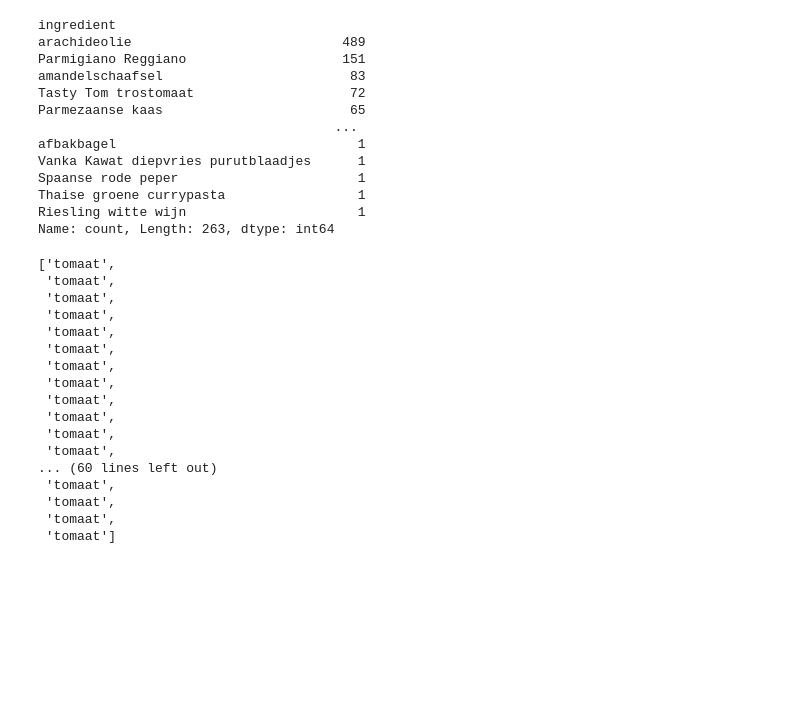
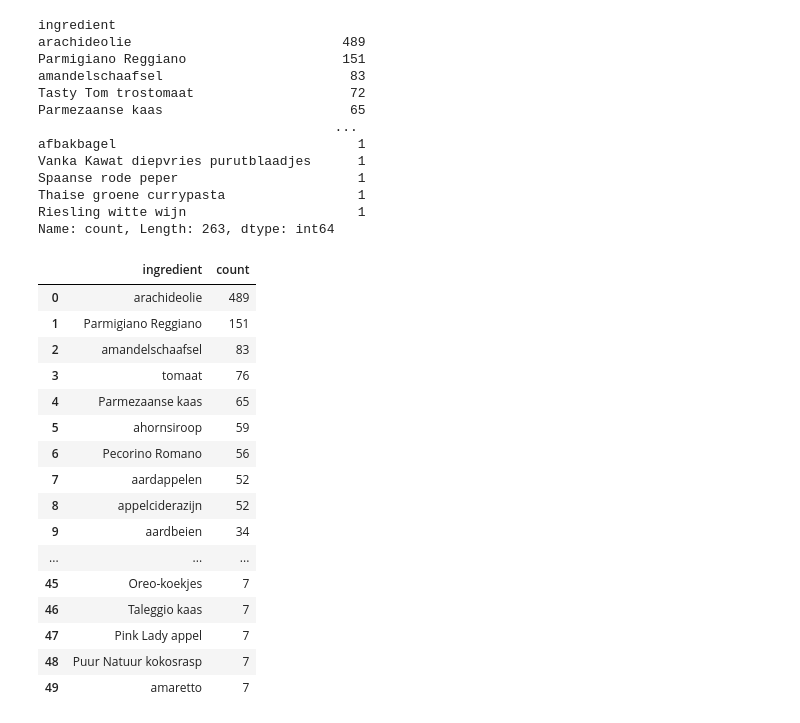
Before and after one commit to Fentjoe/project-2, a Jupyter notebook: tabel (1).ipynb, the cells around one changed output. Drawn from its saved outputs; the diff is of its cells as text; code cells hidden in the pictures; blank space fills up the shorter version.

```diff
--- a/tabel (1).ipynb
+++ b/tabel (1).ipynb
@@ -271,29 +271,38 @@ Spaanse rode peper                       1
 Thaise groene currypasta                 1
 Riesling witte wijn                      1
 Name: count, Length: 263, dtype: int64
+# %%
+a = df_onze.ingredient.value_counts().reset_index().rename(columns={"index": "value", 0: "count"})
+a[:50]
+# %% [output]
+|  | ingredient | count |
+| 0 | arachideolie | 489 |
+| 1 | Parmigiano Reggiano | 151 |
+| 2 | amandelschaafsel | 83 |
+| 3 | tomaat | 76 |
+| 4 | Parmezaanse kaas | 65 |
+| 5 | ahornsiroop | 59 |
+| 6 | Pecorino Romano | 56 |
+| 7 | aardappelen | 52 |
+| 8 | appelciderazijn | 52 |
+| 9 | aardbeien | 34 |
+| ... | ... | ... |
+| 45 | Oreo-koekjes | 7 |
+| 46 | Taleggio kaas | 7 |
+| 47 | Pink Lady appel | 7 |
+| 48 | Puur Natuur kokosrasp | 7 |
+| 49 | amaretto | 7 |
 # %%
-a = df_onze.ingredient.value_counts().reset_index().rename(columns={"index": "value", 0: "count"})
 tomaat = set([word for word in df_onze["ingredient"] if "toma" in word and "blik" not in word])
+parma = set([word for word in df_onze["ingredient"].str.lower() if "parm" in word and "prosciutto" not in word])
 for i in df_onze["ingredient"]:
     if i in tomaat:
         df_onze["ingredient"].replace(i, "tomaat", inplace=True)
 
-[word for word in df_onze["ingredient"] if "toma" in word and "blik" not in word]
+for i in df_onze["ingredient"]:
+    if i in parma:
+        df_onze["ingredient"].replace(i, "parmezaanse kaas", inplace=True)
+
+#[word for word in df_onze["ingredient"].str.lower() if "parm" in word and "prosciutto" not in word]
+#parma
+#[word for word in df_onze["ingredient"] if "toma" in word and "blik" not in word]
-# %% [output]
-['tomaat',
- 'tomaat',
- 'tomaat',
- 'tomaat',
- 'tomaat',
- 'tomaat',
- 'tomaat',
- 'tomaat',
- 'tomaat',
- 'tomaat',
- 'tomaat',
- 'tomaat',
-... (60 lines left out)
- 'tomaat',
- 'tomaat',
- 'tomaat',
- 'tomaat']
```
